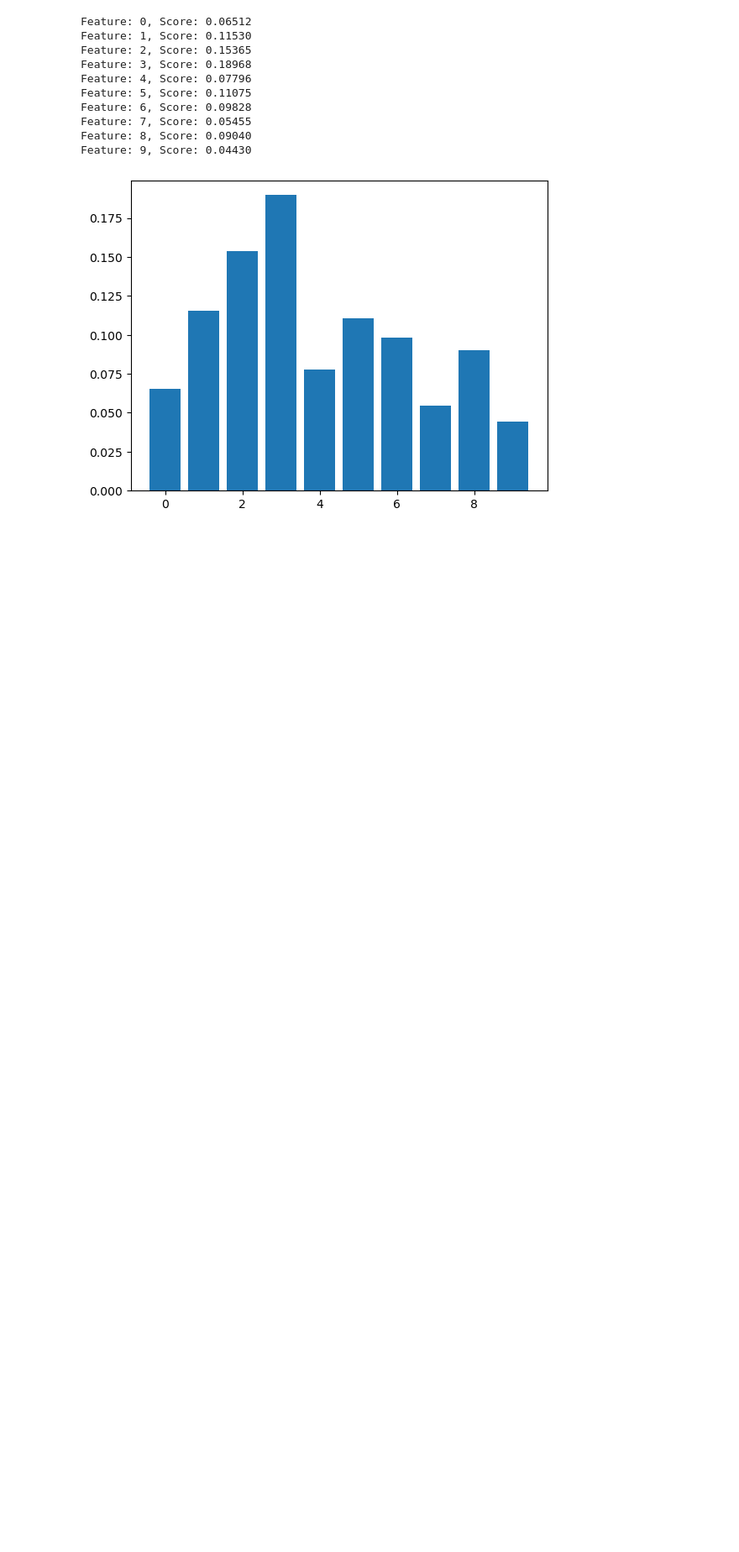
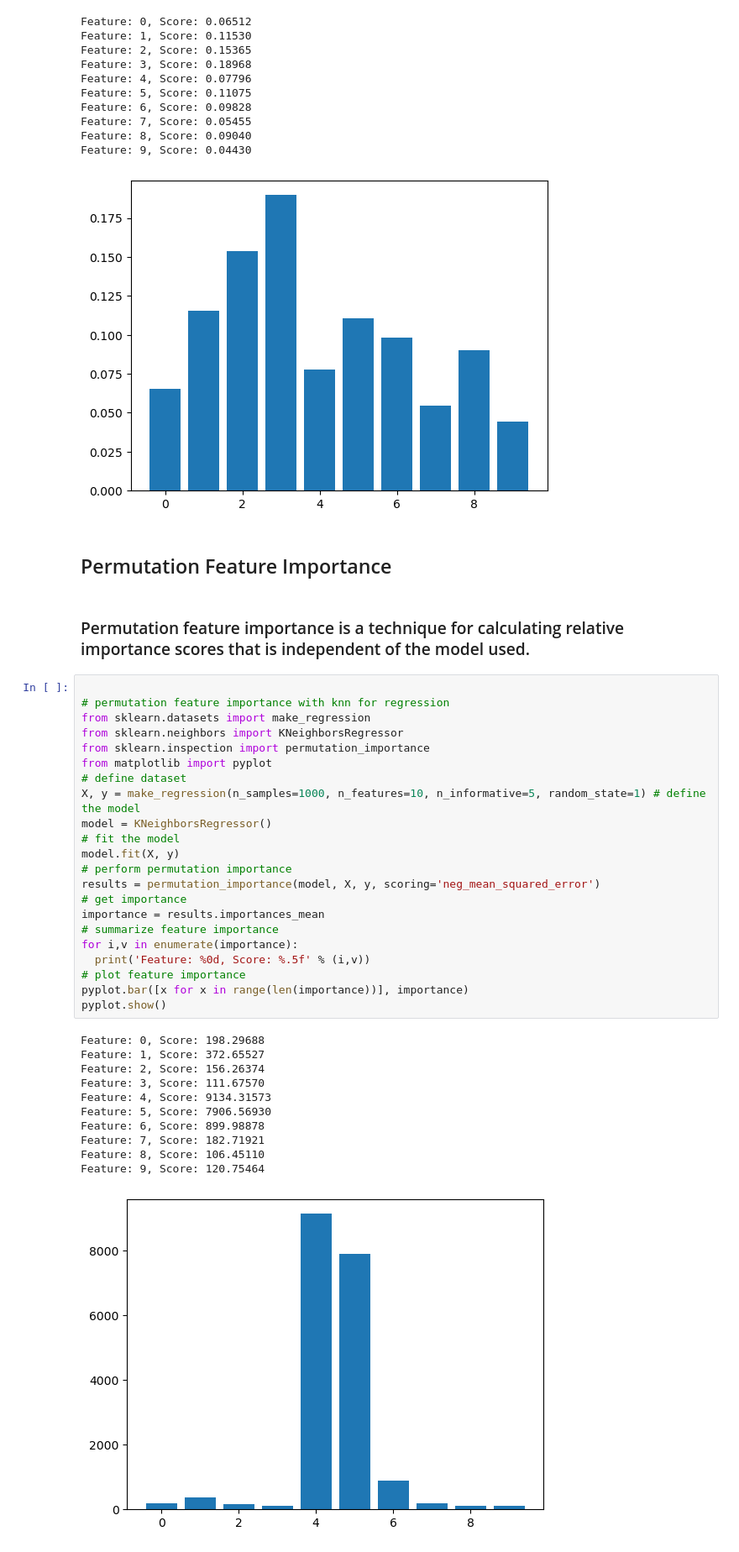
Before and after one commit to MaukanMir/Data-Preperation-For-ML, a Jupyter notebook: feature_selection.ipynb, the cells around one changed output. Shown at 84% size. Drawn from its saved outputs; the diff is of its cells as text; blank space fills up the shorter version.

Commit message:
Added new models

```diff
--- a/feature_selection.ipynb
+++ b/feature_selection.ipynb
@@ -1520,3 +1520,41 @@ Feature: 7, Score: 0.05455
 Feature: 8, Score: 0.09040
 Feature: 9, Score: 0.04430
 [figure]
+# %% [markdown]
+## Permutation Feature Importance
+# %% [markdown]
+### Permutation feature importance is a technique for calculating relative importance scores that is independent of the model used.
+# %%
+
+# permutation feature importance with knn for regression
+from sklearn.datasets import make_regression
+from sklearn.neighbors import KNeighborsRegressor
+from sklearn.inspection import permutation_importance
+from matplotlib import pyplot
+# define dataset
+X, y = make_regression(n_samples=1000, n_features=10, n_informative=5, random_state=1) # define the model
+model = KNeighborsRegressor()
+# fit the model
+model.fit(X, y)
+# perform permutation importance
+results = permutation_importance(model, X, y, scoring='neg_mean_squared_error')
+# get importance
+importance = results.importances_mean
+# summarize feature importance
+for i,v in enumerate(importance):
+  print('Feature: %0d, Score: %.5f' % (i,v))
+# plot feature importance
+pyplot.bar([x for x in range(len(importance))], importance)
+pyplot.show()
+# %% [output]
+Feature: 0, Score: 198.29688
+Feature: 1, Score: 372.65527
+Feature: 2, Score: 156.26374
+Feature: 3, Score: 111.67570
+Feature: 4, Score: 9134.31573
+Feature: 5, Score: 7906.56930
+Feature: 6, Score: 899.98878
+Feature: 7, Score: 182.71921
+Feature: 8, Score: 106.45110
+Feature: 9, Score: 120.75464
+[figure, added]
```
Also changed, not shown: parts of 4 cells of this notebook, 1 other file.
